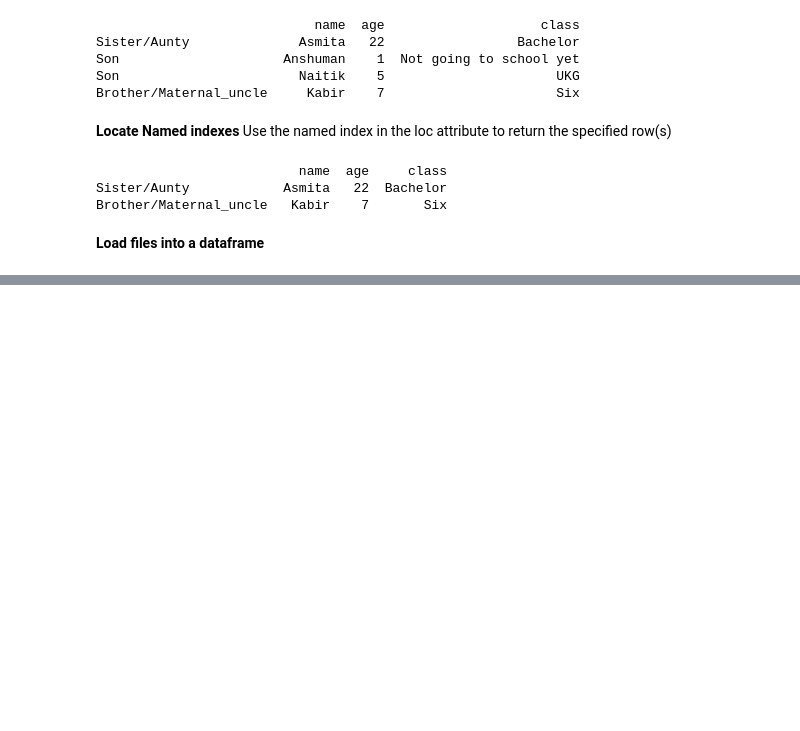
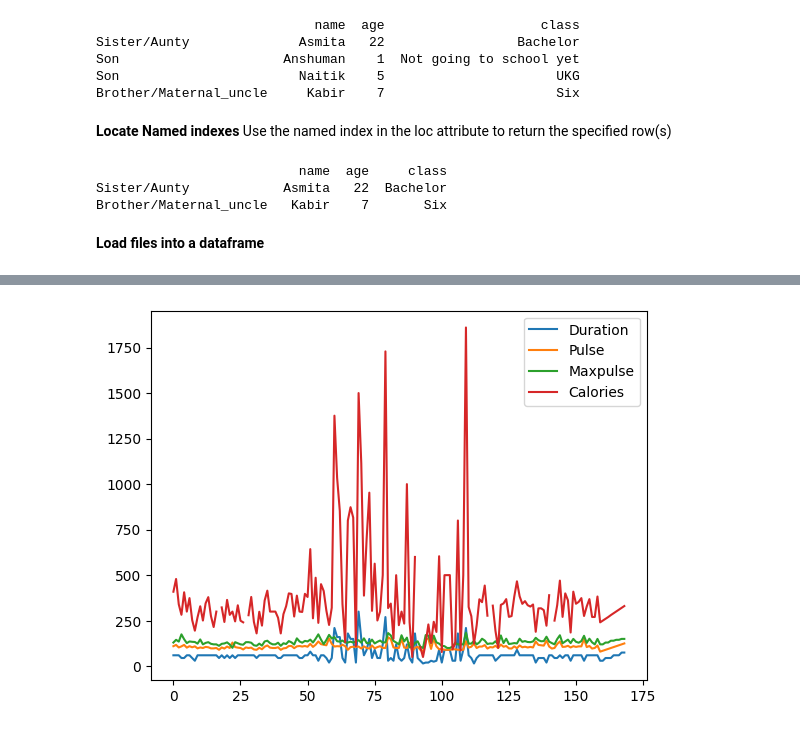
Before and after one commit to AsmitaOjha/Internship_ExtensoData_Work, a Jupyter notebook: Projects/Task_3_EDA/pandas_practice.ipynb, the cells around one changed output, grey strips where cells are left out. Drawn from its saved outputs; the diff is of its cells as text; code cells hidden in the pictures; blank space fills up the shorter version.

```diff
--- a/Projects/Task_3_EDA/pandas_practice.ipynb
+++ b/Projects/Task_3_EDA/pandas_practice.ipynb
@@ -137,0 +451,4 @@ Brother/Maternal_uncle   Kabir    7       Six
+# %%
+new_df = pd.read_csv('data/open_data.csv')
+
+print(new_df.info())
@@ -137,0 +511,5 @@ Brother/Maternal_uncle   Kabir    7       Six
+# %%
+new_df.plot()
+plt.show()
+# %% [output]
+[figure, added]
```
Also changed, not shown: parts of 61 cells of this notebook, 1 other file.
